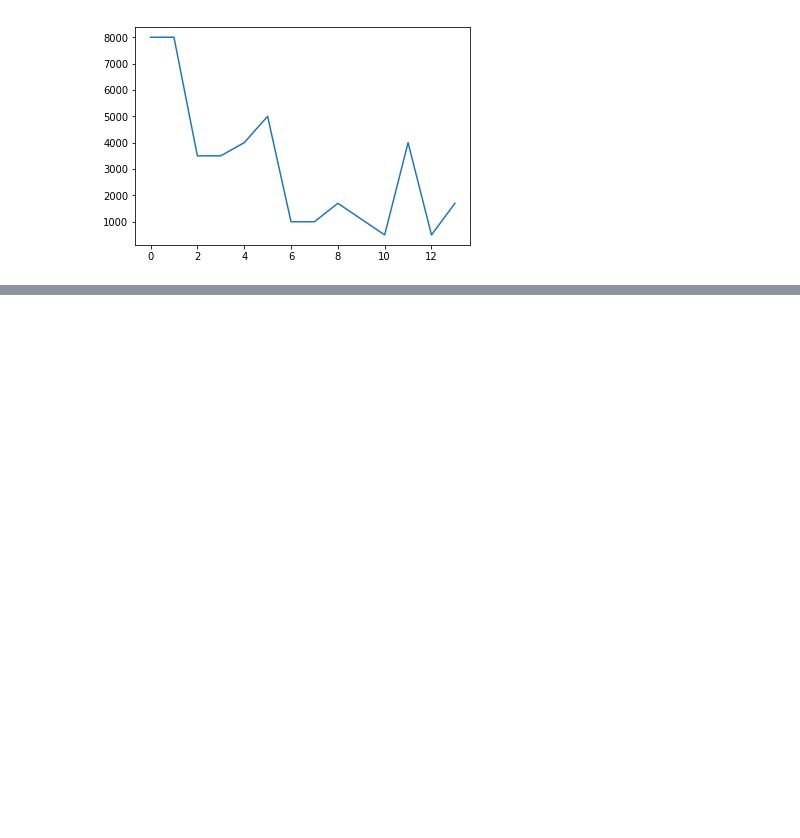
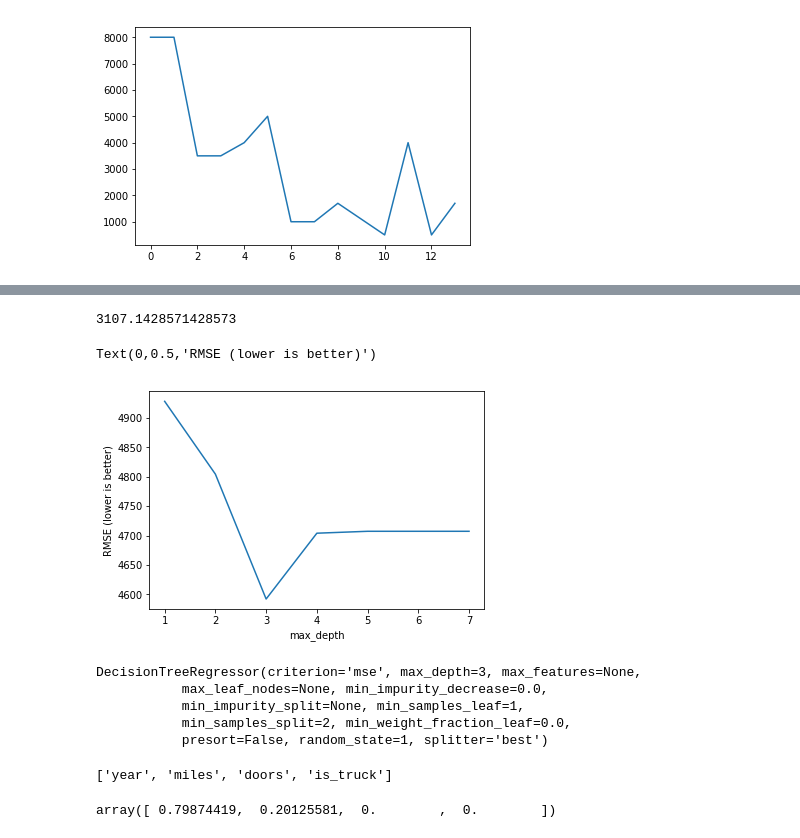
Before and after one commit to naidaire/lesson15_decision_trees, a Jupyter notebook: Scratch_Notebook.ipynb, the cells around one changed output, grey strips where cells are left out. Saved outputs shown, nothing was run; the diff lists cells and outputs as text; code cells hidden in the pictures; blank space fills up the shorter version.

```diff
--- a/Scratch_Notebook.ipynb
+++ b/Scratch_Notebook.ipynb
@@ -229,0 +250,43 @@ plt.plot(rmse)
+# %%
+treereg = DecisionTreeRegressor(max_depth=5, random_state=1)
+scores = -cross_val_score(treereg, X, y, cv=14, scoring='neg_mean_squared_error')
+rmse=np.sqrt(scores)
+np.mean(rmse)
+# %% [output]
+3107.1428571428573
+# %%
+max_depth_range = range(1,8)
+
+rmse_scores=[]
+
+for depth in max_depth_range:
+    treereg = DecisionTreeRegressor(max_depth=depth, random_state=1)
+    mse_scores_for_this_depth = (-cross_val_score(treereg, X, y, scoring='neg_mean_squared_error'))
+    rmse_scores_for_this_depth = np.sqrt(mse_scores_for_this_depth)
+    mean_rmse_for_this_depth = np.mean(rmse_scores_for_this_depth)
+    rmse_scores.append(mean_rmse_for_this_depth)
+# %%
+plt.plot(max_depth_range, rmse_scores)
+plt.xlabel('max_depth')
+plt.ylabel('RMSE (lower is better)')
+# %% [output]
+Text(0,0.5,'RMSE (lower is better)')
+[figure, added]
+# %%
+# max_depth=3 was best, so fit a tree using that parameter.
+treereg = DecisionTreeRegressor(max_depth=3, random_state=1)
+treereg.fit(X, y)
+# %% [output]
+DecisionTreeRegressor(criterion='mse', max_depth=3, max_features=None,
+           max_leaf_nodes=None, min_impurity_decrease=0.0,
+           min_impurity_split=None, min_samples_leaf=1,
+           min_samples_split=2, min_weight_fraction_leaf=0.0,
+           presort=False, random_state=1, splitter='best')
+# %%
+feature_cols
+# %% [output]
+['year', 'miles', 'doors', 'is_truck']
+# %%
+treereg.feature_importances_
+# %% [output]
+array([ 0.79874419,  0.20125581,  0.        ,  0.        ])
```
Also changed, not shown: parts of 5 cells of this notebook, 2 other files.
